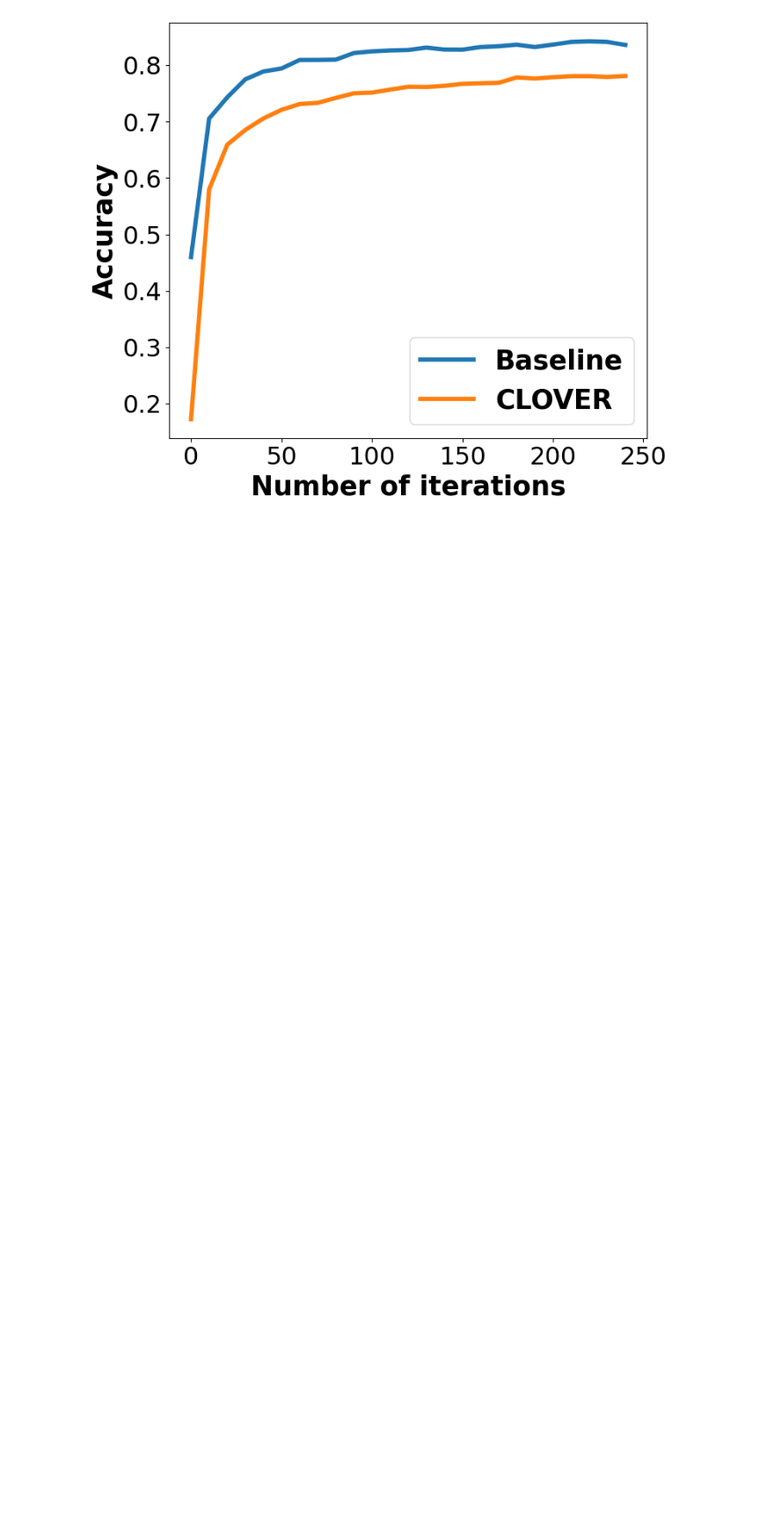
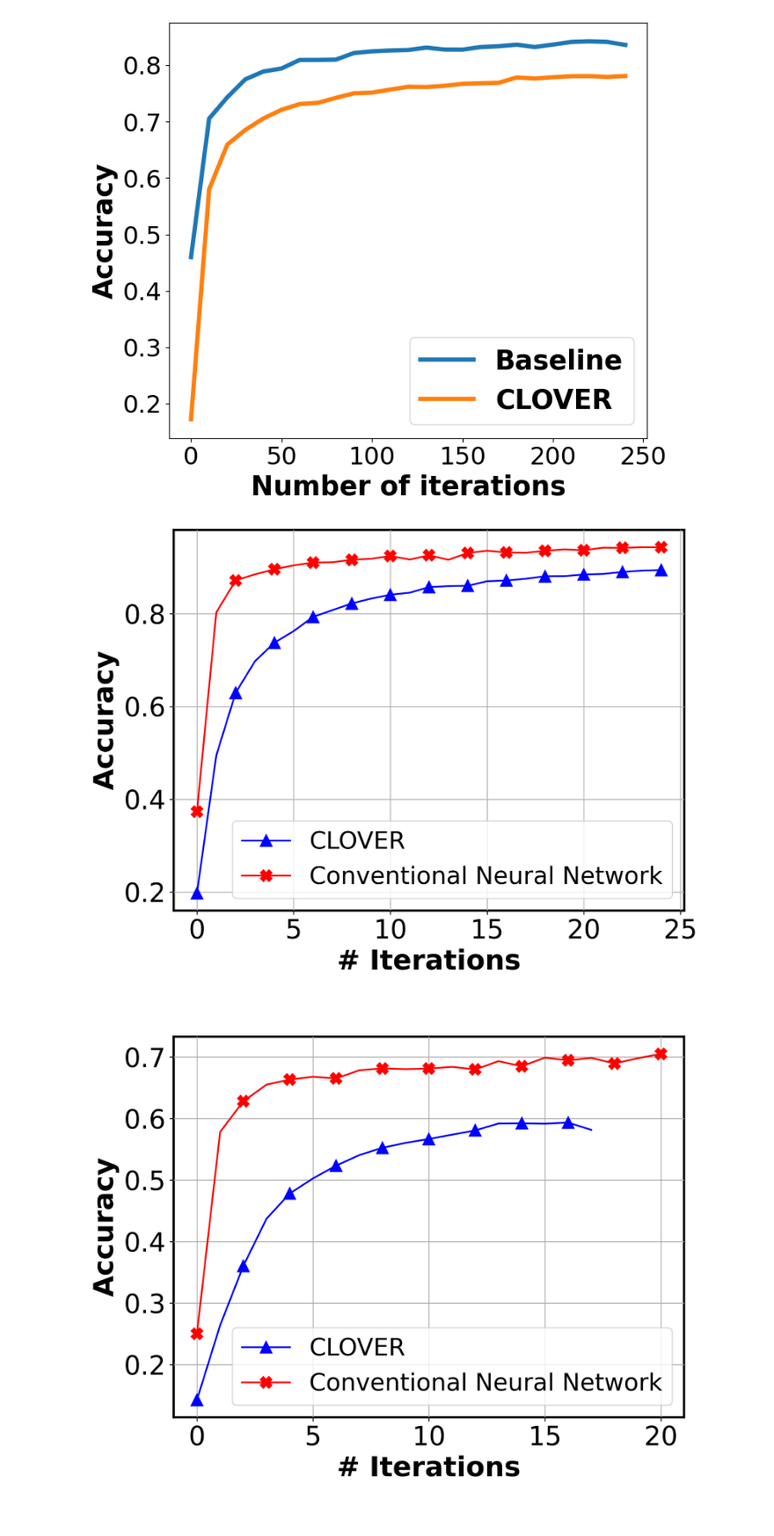
Before and after one commit to gulerlab/finite-field-nn, a Jupyter notebook: plot_last_from_log.ipynb, the cells around one changed output. Shown at 88% size. Drawn from its saved outputs; the diff is of its cells as text; code cells hidden in the pictures; blank space fills up the shorter version.

```diff
--- a/plot_last_from_log.ipynb
+++ b/plot_last_from_log.ipynb
@@ -150,3 +150,75 @@ plt.savefig('fashion_mnist_clover_baseline_acc.jpg', dpi=300)
 plt.show()
 # %% [output]
 [figure]
+# %%
+import numpy as np
+import math
+import matplotlib
+import matplotlib.pylab as plt
+
+# MNIST
+## mnist clover finite field
+mnist_ff_accuracy = []
+with open('logs/202434-122233-mnist-ff-clover.log', 'r') as fp:
+    for line in fp:
+        if ', acc:' in line:
+            mnist_ff_accuracy.append(float(line.split(' ')[-1].split('#')[0]))
+
+
+## mnist clover baseline
+mnist_baseline_accuracy = []
+with open('logs/202434-mnist-clover-baseline.log', 'r') as fp:
+    for line in fp:
+        if 'accuracy:' in line:
+            mnist_baseline_accuracy.append(float(line.split(' ')[-1]))
+
+fig, ax = plt.subplots(figsize=(8,6), dpi=300)
+for axis in ['top', 'bottom', 'left', 'right']:
+    ax.spines[axis].set_linewidth(2)
+    ax.spines[axis].set_color("black")
+    ax.spines[axis].set_zorder(0)
+plt.plot(mnist_ff_accuracy,color='b', linestyle='-', marker='^',markevery=2, markersize=10)
+plt.plot(mnist_baseline_accuracy,color='r',linestyle='-', markevery=2, marker='X', markersize=10)
+plt.xlabel('# Iterations\n',fontweight='bold', fontsize=24)
+plt.ylabel('Accuracy',fontweight='bold', fontsize=24)
+plt.grid()
+plt.rc('xtick', labelsize=23)
+plt.rc('ytick', labelsize=23)
+lgnd = plt.legend(['CLOVER', 'Conventional Neural Network'], fontsize=21)
+plt.savefig("mnist_clover_baseline_acc.jpg", bbox_inches = 'tight')
+plt.show()
+
+# CIFAR10
+## cifar10 clover finite field
+cifar10_ff_accuracy = []
+with open('logs/202434-122254-cifar10-vgg-ff-clover.log', 'r') as fp:
+    for line in fp:
+        if ', acc:' in line:
+            cifar10_ff_accuracy.append(float(line.split(' ')[-1].split('#')[0]))
+
+
+## cifar10 clover baseline
+cifar10_baseline_accuracy = []
+with open('logs/202434-cifar10-vgg-clover-baseline.log', 'r') as fp:
+    for line in fp:
+        if 'accuracy:' in line:
+            cifar10_baseline_accuracy.append(float(line.split(' ')[-1]))
+
+fig, ax = plt.subplots(figsize=(8,6), dpi=300)
+for axis in ['top', 'bottom', 'left', 'right']:
+    ax.spines[axis].set_linewidth(2)
+    ax.spines[axis].set_color("black")
+    ax.spines[axis].set_zorder(0)
+plt.plot(cifar10_ff_accuracy,color='b', linestyle='-', marker='^',markevery=2, markersize=10)
+plt.plot(cifar10_baseline_accuracy,color='r',linestyle='-', markevery=2, marker='X', markersize=10)
+plt.xlabel('# Iterations\n',fontweight='bold', fontsize=24)
+plt.ylabel('Accuracy',fontweight='bold', fontsize=24)
+plt.grid()
+plt.rc('xtick', labelsize=23)
+plt.rc('ytick', labelsize=23)
+lgnd = plt.legend(['CLOVER', 'Conventional Neural Network'], fontsize=21)
+plt.savefig("cifar10_clover_baseline_acc.jpg", bbox_inches = 'tight')
+plt.show()
+# %% [output]
+[figure, added]
+[figure, added]
```
Also changed, not shown: 7 other files.
